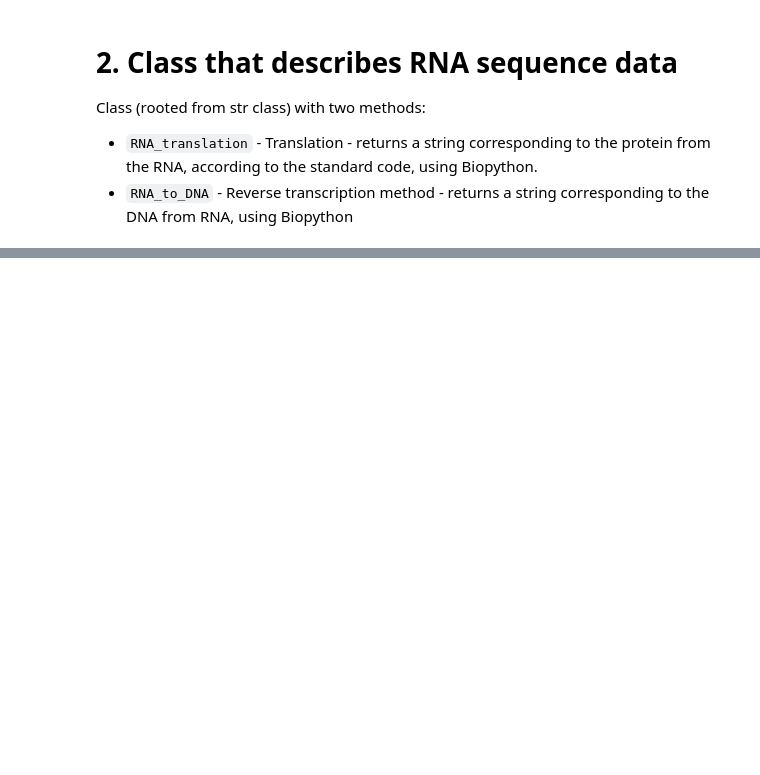
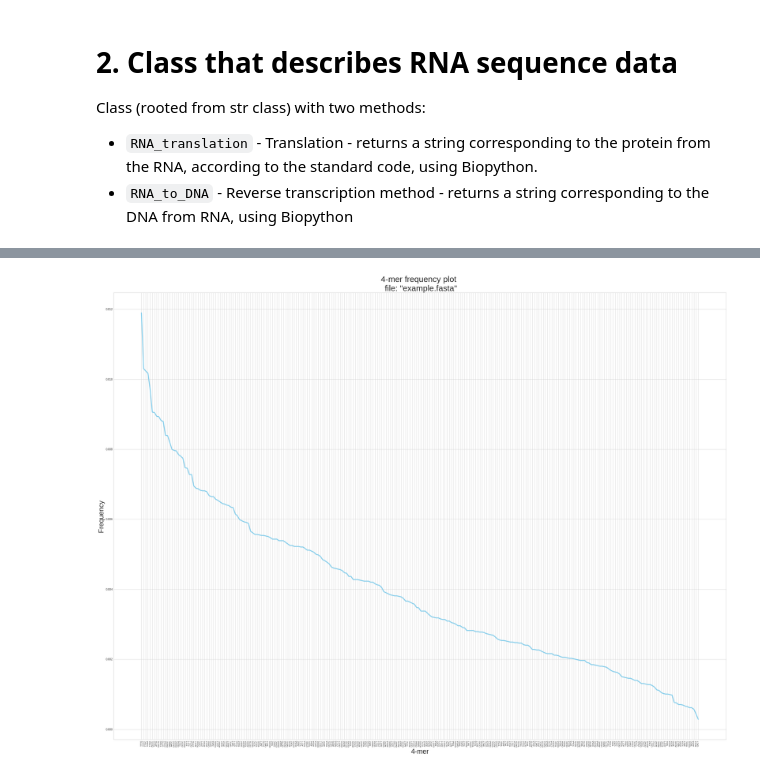
Before and after one commit to Freddsle/BI_2021_Python, a Jupyter notebook: python_homework/classes_practice/practice.ipynb, the cells around one changed output, grey strips where cells are left out. Drawn from its saved outputs; the diff is of its cells as text; code cells hidden in the pictures; blank space fills up the shorter version.

Commit message:
added histo_4_mers method

```diff
--- a/python_homework/classes_practice/practice.ipynb
+++ b/python_homework/classes_practice/practice.ipynb
@@ -336,0 +397,4 @@ example_fasta.histo_length()
+# %%
+example_fasta.histo_4_mers()
+# %% [output]
+[figure, added]
```
Also changed, not shown: parts of 24 cells of this notebook.
